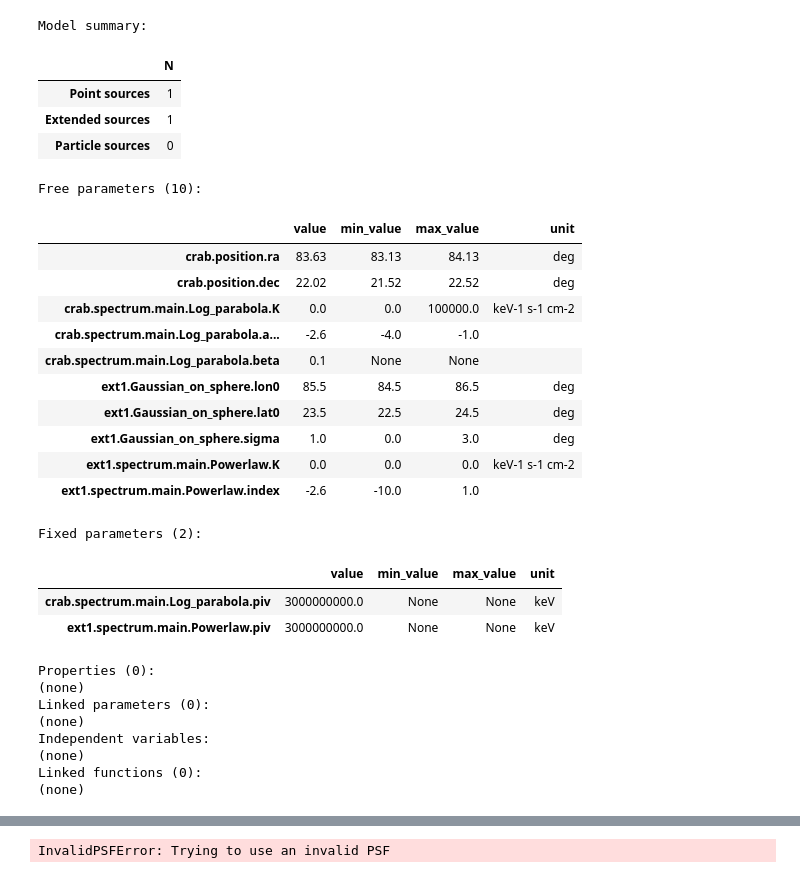
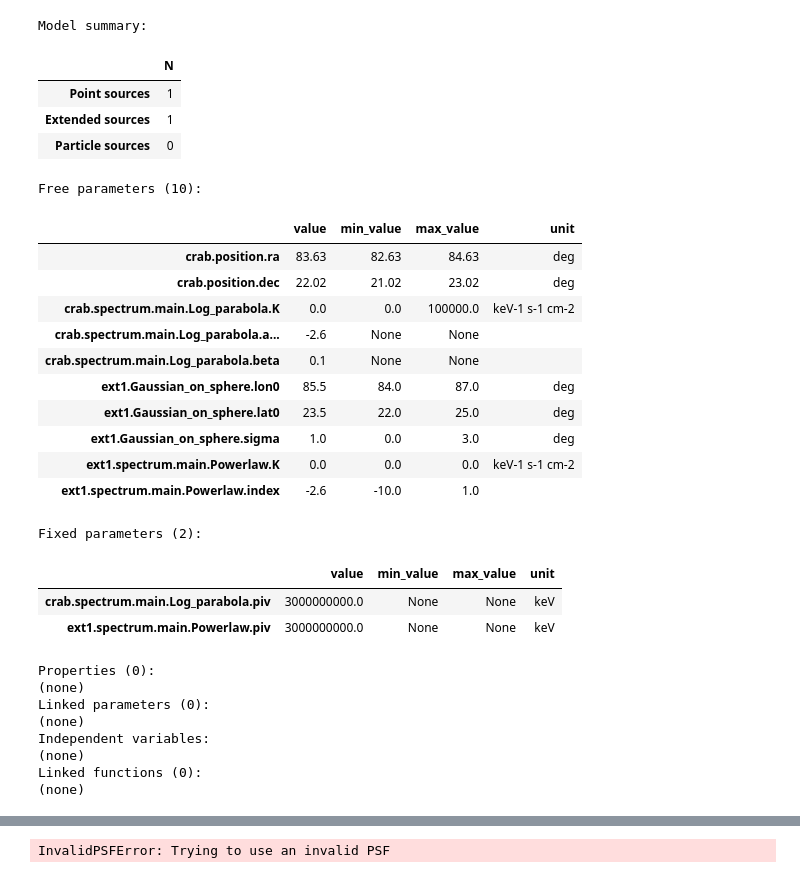
Before and after one commit to xiahouwenyu/3MLWCDA0.91, a Jupyter notebook: Standard/src/3MLnew_Crab.ipynb, the cells around one changed output, grey strips where cells are left out. Drawn from its saved outputs; the diff is of its cells as text; code cells hidden in the pictures.

```diff
--- a/Standard/src/3MLnew_Crab.ipynb
+++ b/Standard/src/3MLnew_Crab.ipynb
@@ -107,46 +88,51 @@ Deprecated in NumPy 1.20; for more details and guidance: https://numpy.org/devdo
 # %%
-Modelname="1gaus_log+1gaus"  # Name your model now to facilitate the creation of record folders by the program.
+Modelname="1pt+1gaus+GDE"  # Name your model now to facilitate the creation of record folders by the program.
 if not os.path.exists(f'../res/{region_name}/{Modelname}/'):
     os.system(f'mkdir ../res/{region_name}/{Modelname}/')
 
 
 #Without extended parameter settings, it's a point source. When you set the corresponding extension, it becomes the respective source.
 # crab = my.setsorce("crab",ra1,dec1, fitrange=1,
 #                 indexb=(-10,-1), kb=(1e-14, 1e-8),
 #                 )
 
-crab = my.setsorce("crab",ra1,dec1, fitrange=0.5, alpha=-2.6,alphab=(-4,-1),beta=0.1, #, sigma=0.001, sb=(0,0.1),
+crab = my.setsorce("crab",ra1,dec1, fitrange=1, alpha=-2.6,beta=0.1,
                 spec=Log_parabola()
                 )
 # crab2 = my.setsorce("crab2",ra1,dec1, fitrange=0.5, indexb=(-10,-1), kb=(1e-14, 1e-8)
 #                 )
 
-ext1 = my.setsorce("ext1",85.5,23.5, fitrange=1, sigma=1, sb=(0,3),
+ext1 = my.setsorce("ext1",85.5,23.5, fitrange=1.5, sigma=1, sb=(0,3),
                 indexb=(-10,1), kb=(1e-15, 1e-8)
                 )
+
+# Diffuse = my.set_diffusebkg(
+#                 K = 3.3e-13, index = -2.3,
+#                 Kf=False, indexf=False
+#                 )
 
 lm = Model(crab, ext1) #crab2,
 
 with open(f'../res/{region_name}/{Modelname}/Model_init.txt', 'w') as f:
     for key, value in lm.parameters.items():
         f.write(f'{key}: {value}\n')
 
 lm.display(complete=True)
 # %% [output]
 Model summary:
 |  | N |
 | Point sources | 1 |
 | Extended sources | 1 |
 | Particle sources | 0 |
 Free parameters (10):
 |  | value | min_value | max_value | unit |
-| crab.position.ra | 83.63 | 83.13 | 84.13 | deg |
-| crab.position.dec | 22.02 | 21.52 | 22.52 | deg |
+| crab.position.ra | 83.63 | 82.63 | 84.63 | deg |
+| crab.position.dec | 22.02 | 21.02 | 23.02 | deg |
 | crab.spectrum.main.Log_parabola.K | 0.0 | 0.0 | 100000.0 | keV-1 s-1 cm-2 |
-| crab.spectrum.main.Log_parabola.a... | -2.6 | -4.0 | -1.0 |  |
+| crab.spectrum.main.Log_parabola.a... | -2.6 | None | None |  |
 | crab.spectrum.main.Log_parabola.beta | 0.1 | None | None |  |
-| ext1.Gaussian_on_sphere.lon0 | 85.5 | 84.5 | 86.5 | deg |
-| ext1.Gaussian_on_sphere.lat0 | 23.5 | 22.5 | 24.5 | deg |
+| ext1.Gaussian_on_sphere.lon0 | 85.5 | 84.0 | 87.0 | deg |
+| ext1.Gaussian_on_sphere.lat0 | 23.5 | 22.0 | 25.0 | deg |
 | ext1.Gaussian_on_sphere.sigma | 1.0 | 0.0 | 3.0 | deg |
 | ext1.spectrum.main.Powerlaw.K | 0.0 | 0.0 | 0.0 | keV-1 s-1 cm-2 |
 | ext1.spectrum.main.Powerlaw.index | -2.6 | -10.0 | 1.0 |  |
```
Also changed, not shown: parts of 11 cells of this notebook, 3 other files.
